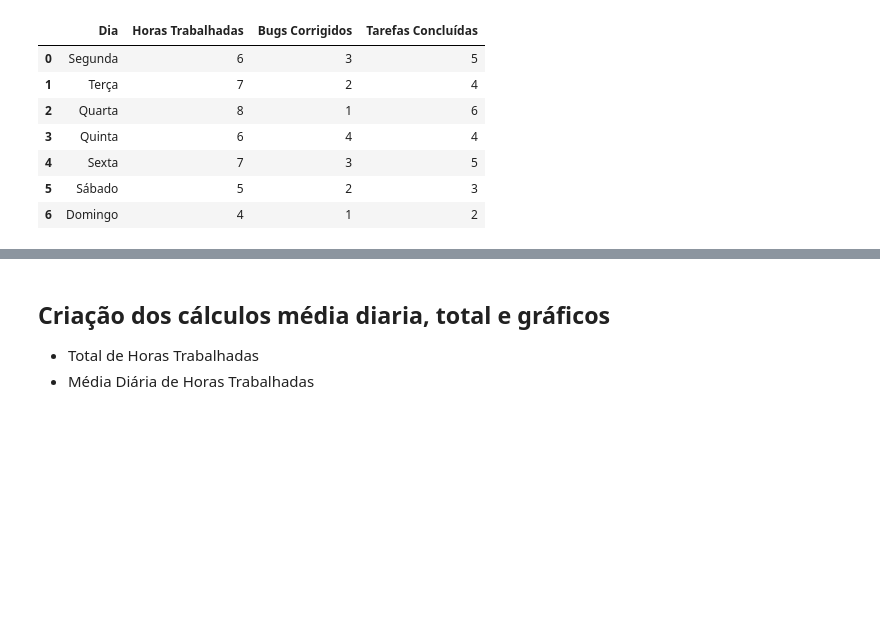
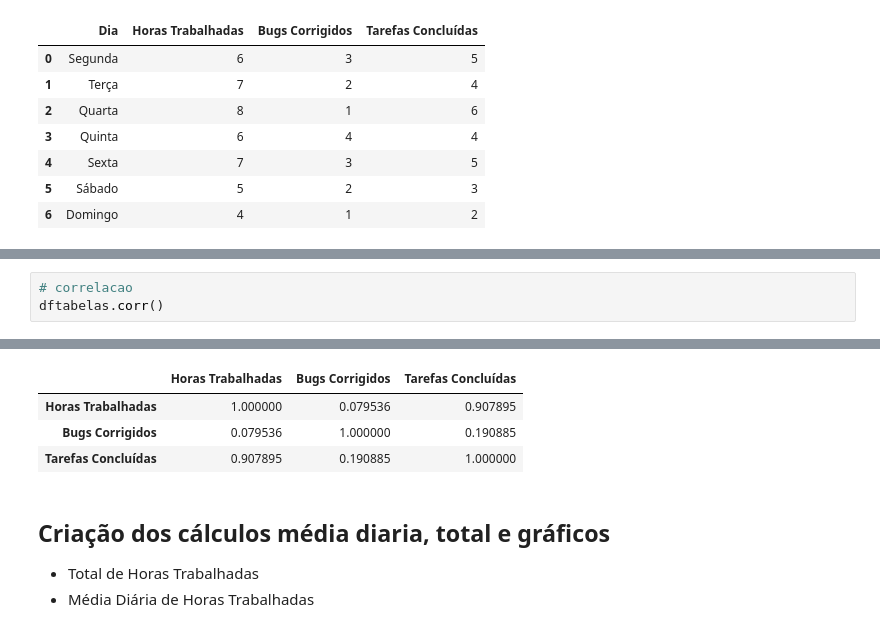
Before and after one commit to Fernando-cfs/projetomodulo4, a Jupyter notebook: individualmodulo4.ipynb, the cells around one changed output, grey strips where cells are left out. Cells and saved outputs as stored; diff of their text form; blank space fills up the shorter version.

```diff
--- a/individualmodulo4.ipynb
+++ b/individualmodulo4.ipynb
@@ -36,0 +54,4 @@ dftabelas
+# %%
+# correlacao
+dftabelas.corr()
+# %% [output]
@@ -37,3 +59,7 @@ dftabelas
+|  | Horas Trabalhadas | Bugs Corrigidos | Tarefas Concluídas |
+| Horas Trabalhadas | 1.000000 | 0.079536 | 0.907895 |
+| Bugs Corrigidos | 0.079536 | 1.000000 | 0.190885 |
+| Tarefas Concluídas | 0.907895 | 0.190885 | 1.000000 |
 # %% [markdown]
 ## Criação dos cálculos média diaria, total e gráficos
 
```
Also changed, not shown: parts of 7 cells of this notebook.
